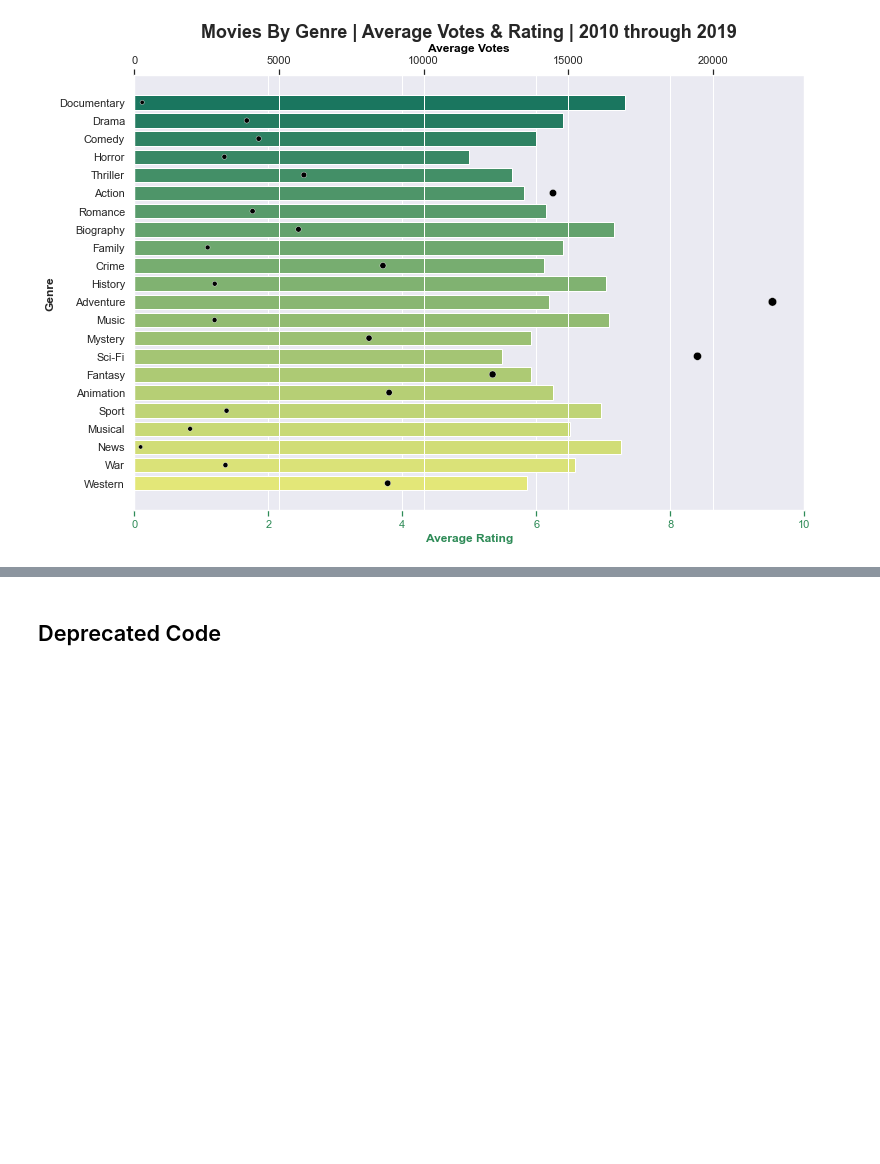
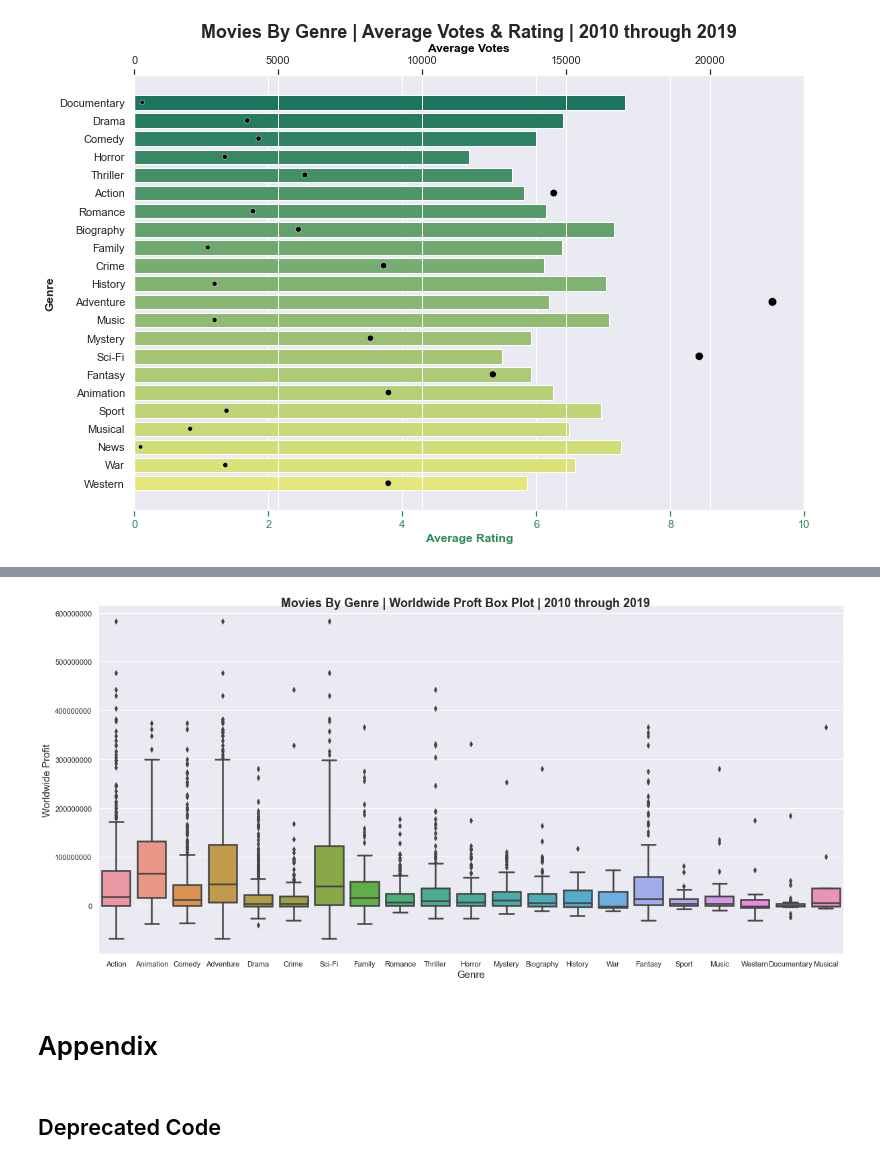
Before and after one commit to cutterback/movie-analysis-project, a Jupyter notebook: movie-analysis.ipynb, the cells around one changed output, grey strips where cells are left out. Saved outputs shown, nothing was run; the diff lists cells and outputs as text; code cells hidden in the pictures; blank space fills up the shorter version.

```diff
--- a/movie-analysis.ipynb
+++ b/movie-analysis.ipynb
@@ -513,0 +610,7 @@ plt.show()
+# %%
+# Convert profits columns using weighted counts
+g_cnt_der['production_budget_der'] = g_cnt_der['production_budget'] / g_cnt_der['num_genres']
+g_cnt_der['worldwide_gross_der'] = g_cnt_der['worldwide_gross'] / g_cnt_der['num_genres']
+g_cnt_der['worldwide_profit_der'] = g_cnt_der['worldwide_profit'] / g_cnt_der['num_genres']
+profits = g_cnt_der[g_cnt_der['tn_ind'] == 'both']
+profits.head()
@@ -514,3 +629,16 @@ plt.show()
+# %%
+# plot
+sns.set(style="darkgrid")
+box_profit = sns.catplot(kind="box", data=profits, x="genres", y="worldwide_profit_der", ax=ax, height=8, aspect=2, linewidth=2.5)
+plt.ticklabel_format(style='plain', axis='y')
+plt.xlabel('Genre', fontsize=15)
+plt.ylabel('Worldwide Profit', fontsize=15)
+box_profit.fig.suptitle('Movies By Genre | Worldwide Proft Box Plot | 2010 through 2019', fontsize = 18, fontweight ="bold")
+plt.show()
+# %% [output]
+[figure, added]
+# %% [markdown]
+# Appendix
 # %% [markdown]
 ## Deprecated Code
 # %%
```
Also changed, not shown: parts of 58 cells of this notebook.
